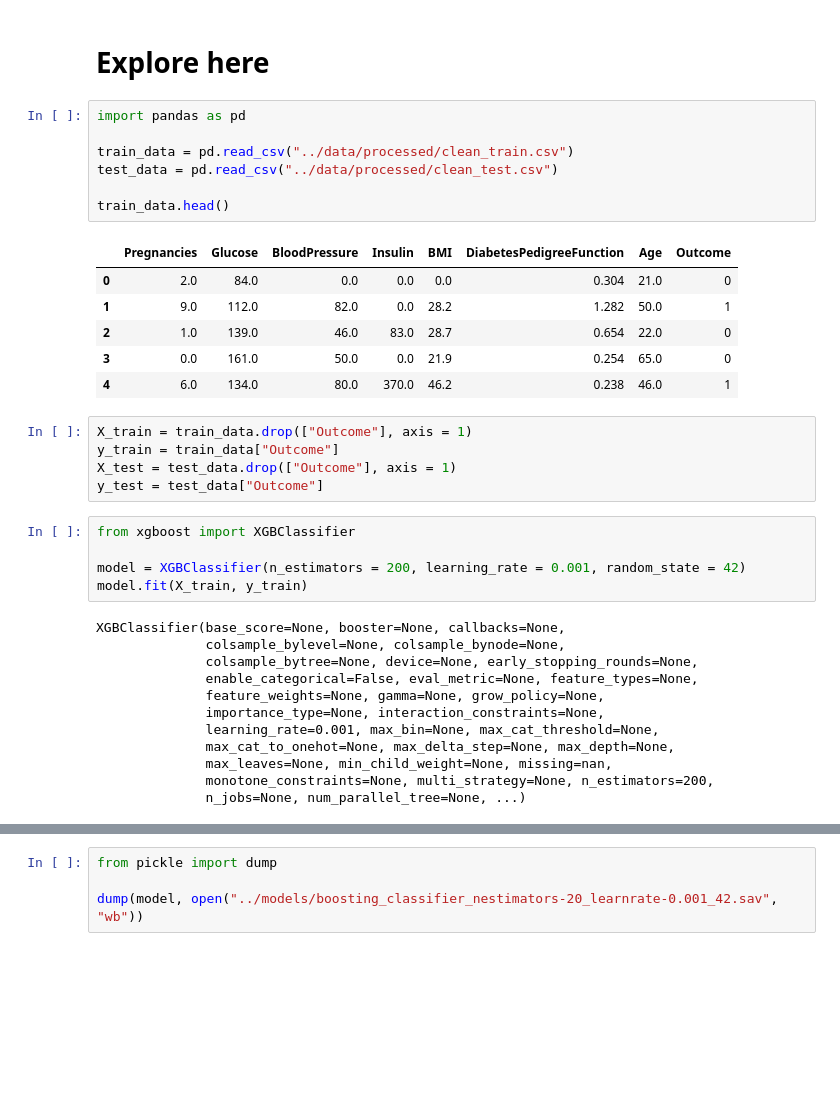
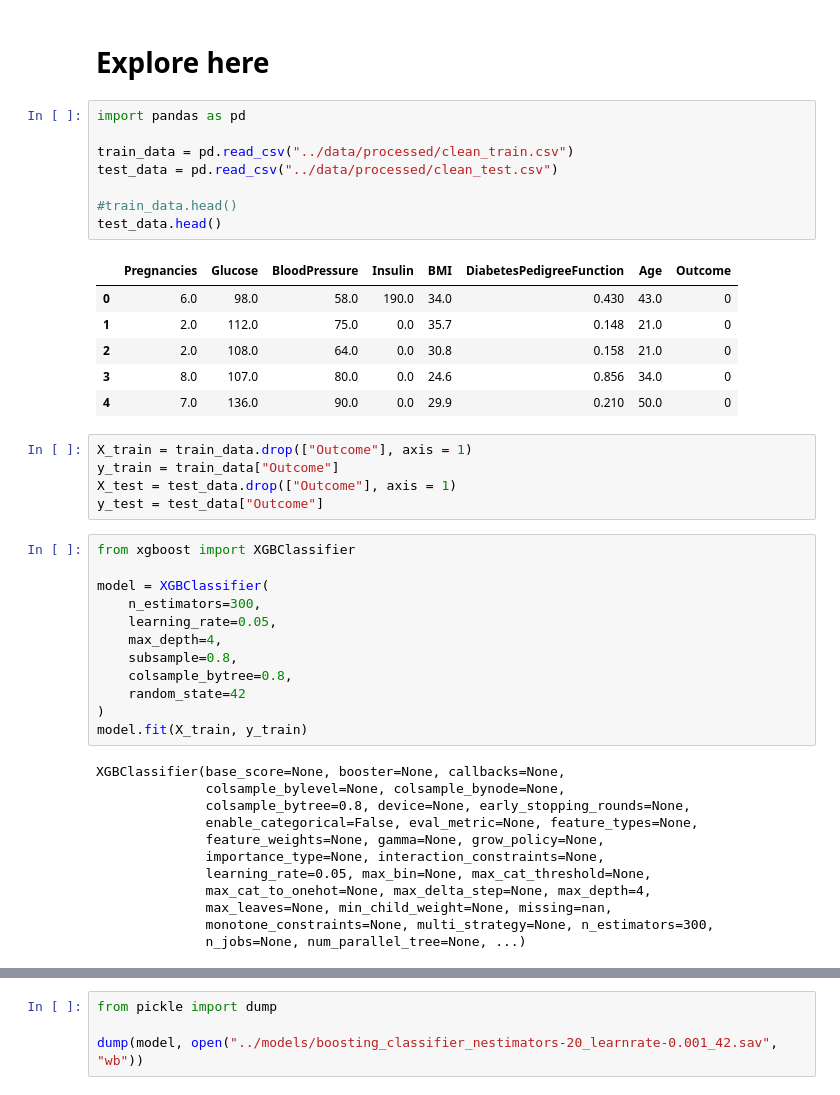
Before and after one commit to 4GeeksAcademy/boost-tutorial, a Jupyter notebook: src/explore.ipynb, the cells around one changed output, grey strips where cells are left out. Saved outputs shown, nothing was run; the diff lists cells and outputs as text; blank space fills up the shorter version.

```diff
--- a/src/explore.ipynb
+++ b/src/explore.ipynb
@@ -3,17 +3,18 @@
 # %%
 import pandas as pd
 
 train_data = pd.read_csv("../data/processed/clean_train.csv")
 test_data = pd.read_csv("../data/processed/clean_test.csv")
 
-train_data.head()
+#train_data.head()
+test_data.head()
 # %% [output]
 |  | Pregnancies | Glucose | BloodPressure | Insulin | BMI | DiabetesPedigreeFunction | Age | Outcome |
-| 0 | 2.0 | 84.0 | 0.0 | 0.0 | 0.0 | 0.304 | 21.0 | 0 |
-| 1 | 9.0 | 112.0 | 82.0 | 0.0 | 28.2 | 1.282 | 50.0 | 1 |
-| 2 | 1.0 | 139.0 | 46.0 | 83.0 | 28.7 | 0.654 | 22.0 | 0 |
-| 3 | 0.0 | 161.0 | 50.0 | 0.0 | 21.9 | 0.254 | 65.0 | 0 |
-| 4 | 6.0 | 134.0 | 80.0 | 370.0 | 46.2 | 0.238 | 46.0 | 1 |
+| 0 | 6.0 | 98.0 | 58.0 | 190.0 | 34.0 | 0.430 | 43.0 | 0 |
+| 1 | 2.0 | 112.0 | 75.0 | 0.0 | 35.7 | 0.148 | 21.0 | 0 |
+| 2 | 2.0 | 108.0 | 64.0 | 0.0 | 30.8 | 0.158 | 21.0 | 0 |
+| 3 | 8.0 | 107.0 | 80.0 | 0.0 | 24.6 | 0.856 | 34.0 | 0 |
+| 4 | 7.0 | 136.0 | 90.0 | 0.0 | 29.9 | 0.210 | 50.0 | 0 |
 # %%
 X_train = train_data.drop(["Outcome"], axis = 1)
 y_train = train_data["Outcome"]
@@ -22,19 +23,26 @@ y_test = test_data["Outcome"]
 # %%
 from xgboost import XGBClassifier
 
-model = XGBClassifier(n_estimators = 200, learning_rate = 0.001, random_state = 42)
+model = XGBClassifier(
+    n_estimators=300,
+    learning_rate=0.05,
+    max_depth=4,
+    subsample=0.8,
+    colsample_bytree=0.8,
+    random_state=42
+)
 model.fit(X_train, y_train)
 # %% [output]
 XGBClassifier(base_score=None, booster=None, callbacks=None,
               colsample_bylevel=None, colsample_bynode=None,
-              colsample_bytree=None, device=None, early_stopping_rounds=None,
+              colsample_bytree=0.8, device=None, early_stopping_rounds=None,
               enable_categorical=False, eval_metric=None, feature_types=None,
               feature_weights=None, gamma=None, grow_policy=None,
               importance_type=None, interaction_constraints=None,
-              learning_rate=0.001, max_bin=None, max_cat_threshold=None,
-              max_cat_to_onehot=None, max_delta_step=None, max_depth=None,
+              learning_rate=0.05, max_bin=None, max_cat_threshold=None,
+              max_cat_to_onehot=None, max_delta_step=None, max_depth=4,
               max_leaves=None, min_child_weight=None, missing=nan,
-              monotone_constraints=None, multi_strategy=None, n_estimators=200,
+              monotone_constraints=None, multi_strategy=None, n_estimators=300,
               n_jobs=None, num_parallel_tree=None, ...)
 # %%
 y_pred = model.predict(X_test)
```
Also changed, not shown: parts of 2 cells of this notebook, 1 other file.
